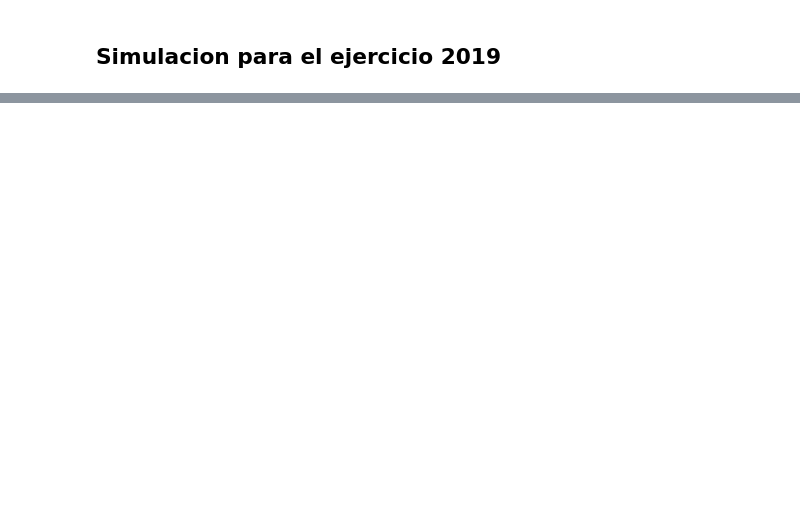
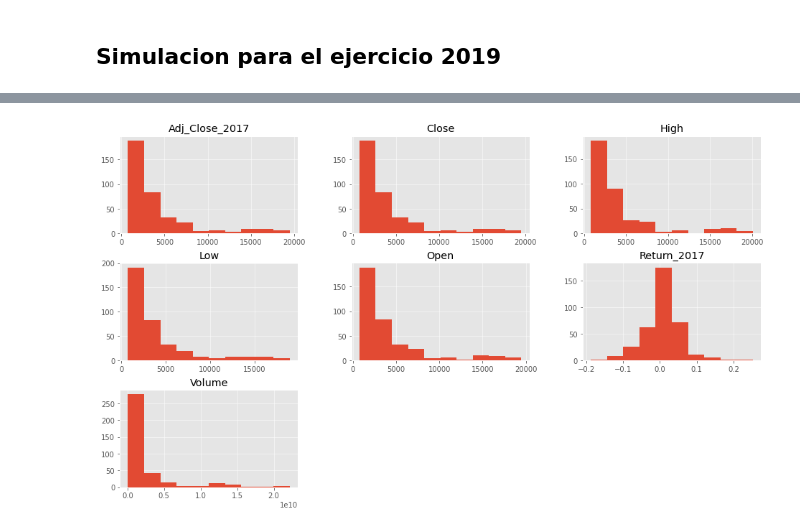
Before and after one commit to cristiandarioortegayubro/Google-Colaboratory-en-Ciencias-Economicas, a Jupyter notebook: Analisis_exploratorio_de_datos.ipynb, the cells around one changed output, grey strips where cells are left out. Cells and saved outputs as stored; diff of their text form; code cells hidden in the pictures; blank space fills up the shorter version.

```diff
--- a/Analisis_exploratorio_de_datos.ipynb
+++ b/Analisis_exploratorio_de_datos.ipynb
@@ -974,0 +1047,12 @@ ax.legend((line_1, line_2), ('media simulacion', 'cierre adjustado'))
+# %%
+import pandas as pd
+import numpy as np
+import matplotlib.pyplot as plot
+import seaborn as sb
+from sklearn.cluster import KMeans
+from sklearn.metrics import pairwise_distances_argmin_min
+
+%matplotlib inline
+from mpl_toolkits.mplot3d import Axes3D
+plot.rcParams['figure.figsize'] = (16, 9)
+plot.style.use('ggplot')
@@ -974,0 +1071,5 @@ ax.legend((line_1, line_2), ('media simulacion', 'cierre adjustado'))
+# %%
+BITCOIN2017.drop(['Day'],1).hist()
+plot.show()
+# %% [output]
+[figure, added]
```
Also changed, not shown: parts of 23 cells of this notebook.
